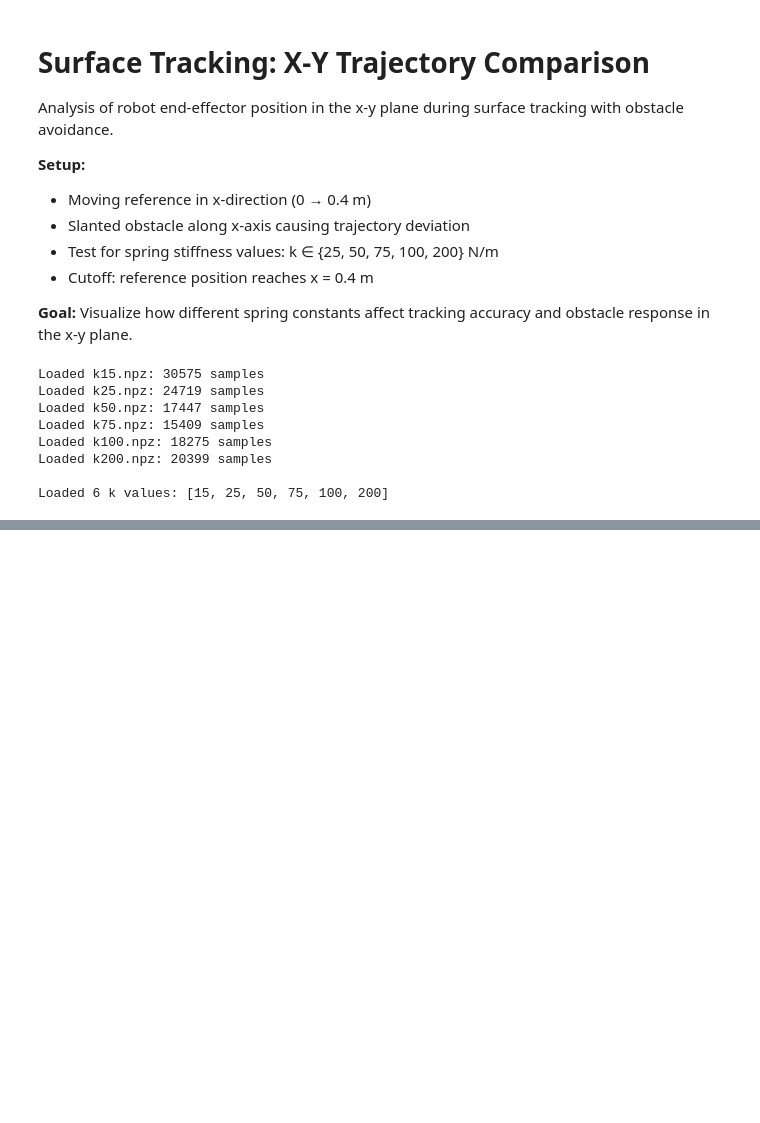
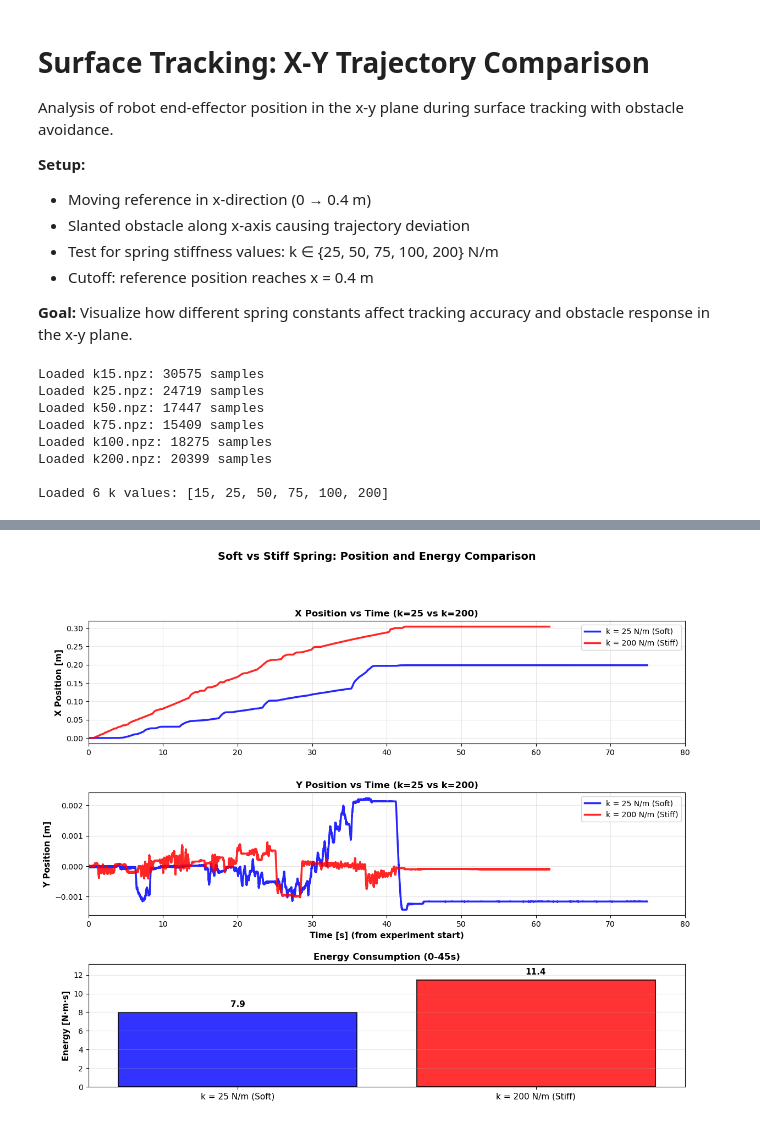
Before and after one commit to CREATE-Lab-EPFL/SoftVMC, a Jupyter notebook: MultiVMC/plots/Surface_tracking/surface_tracking.ipynb, the cells around one changed output, grey strips where cells are left out. Cells and saved outputs as stored; diff of their text form; code cells hidden in the pictures; blank space fills up the shorter version.

```diff
--- a/MultiVMC/plots/Surface_tracking/surface_tracking.ipynb
+++ b/MultiVMC/plots/Surface_tracking/surface_tracking.ipynb
@@ -258,3 +265,97 @@ for k in sorted(trajectories.keys()):
    75 |      46.69s | [ 0.000,  0.266] | [-0.002,  0.001] |      0.0023
   100 |      55.38s | [-0.000,  0.276] | [-0.001,  0.003] |      0.0027
   200 |      61.82s | [-0.000,  0.304] | [-0.001,  0.001] |      0.0010
+# %%
+# ═══════════════════════════════════════════════════════════════════════════════
+# COMPARISON: k=25 vs k=200 (Soft vs Stiff)
+# ═══════════════════════════════════════════════════════════════════════════════
+from scipy.integrate import trapezoid as trapz
+
+fig = plt.figure(figsize=(14, 11))
+gs = fig.add_gridspec(3, 1, hspace=0.4)
+ax_x = fig.add_subplot(gs[0])
+ax_y = fig.add_subplot(gs[1])
+ax_energy = fig.add_subplot(gs[2])
+
+k_compare = [25, 200]
+colors_compare = ['blue', 'red']
+labels_compare = ['k = 25 N/m (Soft)', 'k = 200 N/m (Stiff)']
+
+energy_values = {}
+
+for k, color, label in zip(k_compare, colors_compare, labels_compare):
+    d = data[k]
+    t = d['t']
+    comp_pos = d['comp_pos']
+    goal = d['goal']
+    tau = d['tau']  # Shape: (n, 9)
+
+    # Get all data
+    ee_x = comp_pos[:, 0, 0]
+    ee_y = comp_pos[:, 0, 1]
+
+    # Convert time to relative
+    t_rel = t - t[0]
+
+    # Plot X position
+    ax_x.plot(t_rel, ee_x, linewidth=2.5, color=color, alpha=0.85, label=label)
+
+    # Plot Y position
+    ax_y.plot(t_rel, ee_y, linewidth=2.5, color=color, alpha=0.85, label=label)
+
+    # Calculate energy: integral of |tau| from t=0 to t=45s
+    idx_45s = np.searchsorted(t_rel, 45.0)
+    t_window = t_rel[:idx_45s]
+    tau_window = tau[:idx_45s, :]  # All motors
+
+    # Energy = integral of sum(|tau|) over time
+    # Using trapezoidal integration
+    tau_magnitude = np.sum(np.abs(tau_window), axis=1)  # Sum |tau| across all 9 motors
+    energy = trapz(tau_magnitude, t_window)
+    energy_values[k] = energy
+
+    print(f"k={k}: Energy (0-45s) = {energy:.2f} N·m·s")
+
+# Format X position plot
+ax_x.set_ylabel('X Position [m]', fontsize=11, fontweight='bold')
+ax_x.set_title('X Position vs Time (k=25 vs k=200)', fontsize=12, fontweight='bold')
+ax_x.grid(True, alpha=0.3)
+ax_x.legend(fontsize=10, loc='best')
+ax_x.set_xlim(0, 80)
+
+# Format Y position plot
+ax_y.set_ylabel('Y Position [m]', fontsize=11, fontweight='bold')
+ax_y.set_title('Y Position vs Time (k=25 vs k=200)', fontsize=12, fontweight='bold')
+ax_y.grid(True, alpha=0.3)
+ax_y.legend(fontsize=10, loc='best')
+ax_y.set_xlim(0, 80)
+
+# Energy comparison bar plot
+ax_energy.bar(range(len(k_compare)), [energy_values[k] for k in k_compare],
+              color=colors_compare, alpha=0.8, edgecolor='black', linewidth=1.5)
+ax_energy.set_xticks(range(len(k_compare)))
+ax_energy.set_xticklabels(labels_compare, fontsize=11)
+ax_energy.set_ylabel('Energy [N·m·s]', fontsize=11, fontweight='bold')
+ax_energy.set_title('Energy Consumption (0-45s)', fontsize=12, fontweight='bold')
+ax_energy.grid(True, alpha=0.3, axis='y')
+
+# Add value labels on bars with more space
+max_energy = max(energy_values.values())
+ax_energy.set_ylim(0, max_energy * 1.15)  # Add 15% padding at top
+
+for i, k in enumerate(k_compare):
+    ax_energy.text(i, energy_values[k] + max_energy*0.04,
+                   f'{energy_values[k]:.1f}', ha='center', va='bottom', fontsize=11, fontweight='bold')
+
+ax_energy.set_xlim(-0.5, len(k_compare) - 0.5)
+
+# Set common x-label
+ax_y.set_xlabel('Time [s] (from experiment start)', fontsize=11, fontweight='bold')
+
+fig.suptitle('Soft vs Stiff Spring: Position and Energy Comparison', fontsize=14, fontweight='bold', y=0.995)
+plt.tight_layout()
+plt.show()
+
+print("\n✓ k=25 vs k=200 comparison complete")
+print(f"  Energy ratio (k=200/k=25): {energy_values[200]/energy_values[25]:.2f}x")
+# %% [output]
@@ -260,0 +364 @@ for k in sorted(trajectories.keys()):
+[figure, added]
```
Also changed, not shown: parts of 6 cells of this notebook, 2 other files.
